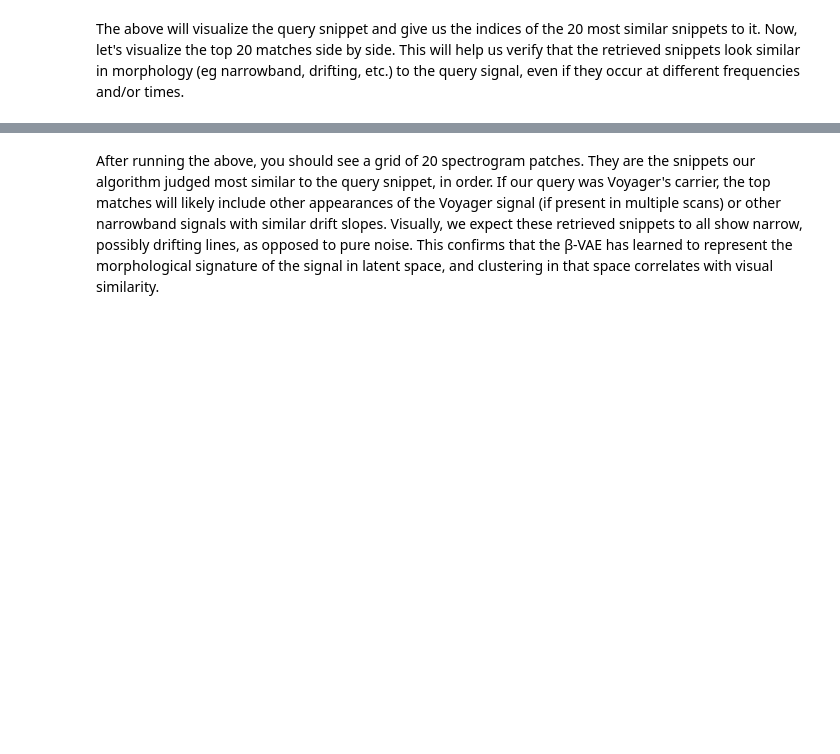
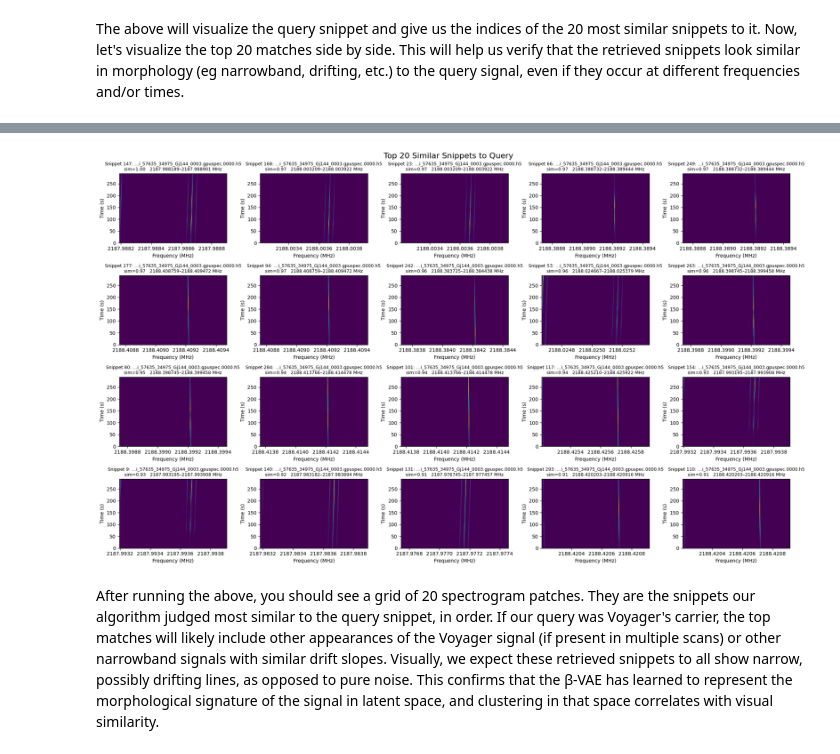
Before and after one commit to elanlavie/VoyagerMLTutorial, a Jupyter notebook: VoyagerMLTutorial_OpenData.ipynb, the cells around one changed output, grey strips where cells are left out. Cells and saved outputs as stored; diff of their text form; code cells hidden in the pictures; blank space fills up the shorter version.

```diff
--- a/VoyagerMLTutorial_OpenData.ipynb
+++ b/VoyagerMLTutorial_OpenData.ipynb
@@ -553,3 +884,95 @@ plt.show()
+# %%
+import numpy as np
+import matplotlib.pyplot as plt
+from blimpy import Waterfall
+from pathlib import Path
+
+# Top-20 by cosine similarity
+top20_idx = np.argsort(cosine_sim)[-20:][::-1]
+
+# ---- Build per-file header info (works regardless of tuple length) ----
+def build_header_info(snippet_locs):
+    files = {loc[0] for loc in snippet_locs}
+    info = {}
+    for fname in files:
+        wf = Waterfall(fname, load_data=False)
+        hdr = wf.header
+        fch1  = float(hdr['fch1'])            # MHz
+        foff  = float(hdr['foff'])            # MHz/bin (may be negative)
+        df    = abs(foff)                     # MHz/bin positive
+        nch   = int(hdr['nchans'])
+        f0_asc = fch1 + (nch - 1) * foff if foff < 0 else fch1  # lowest MHz in ascending order
+        tsamp = float(hdr.get('tsamp', 1.0))  # seconds
+        info[fname] = dict(f0_asc=f0_asc, df=df, nch=nch, tsamp=tsamp)
+    return info
+
+header = build_header_info(snippet_locs)
+
+# ---- Parse a snippet_locs entry into a plotting extent in MHz ----
+def extent_from_loc(loc, snippet_shape):
+    fname = loc[0]
+    n_time, n_cols = snippet_shape
+    tsamp = header[fname]["tsamp"]
+    t1 = n_time * tsamp
+
+    # Case A: (fname, k_lo, k_hi) -> indices in ascending frequency
+    if len(loc) == 3 and all(isinstance(x, (int, np.integer)) for x in loc[1:]):
+        k_lo, k_hi = int(loc[1]), int(loc[2])
+        f0 = header[fname]["f0_asc"] + k_lo * header[fname]["df"]
+        f1 = header[fname]["f0_asc"] + (k_hi - 1) * header[fname]["df"]
+        return [f0, f1, 0.0, t1]
+
+    # Case B: (fname, f_lo_MHz, f_hi_MHz) -> explicit MHz
+    if len(loc) == 3:
+        f0, f1 = float(loc[1]), float(loc[2])
+        return [f0, f1, 0.0, t1]
+
+    # Case C: (fname, k_lo, k_hi, f_lo_MHz, f_hi_MHz) -> prefer the explicit MHz
+    if len(loc) >= 5:
+        f0, f1 = float(loc[3]), float(loc[4])
+        return [f0, f1, 0.0, t1]
+
+    raise ValueError(f"Unsupported snippet_locs entry: {loc}")
+
+# ---- Plot grid ----
+fig, axs = plt.subplots(4, 5, figsize=(20, 12))
+axs = np.atleast_2d(axs)
+
+for i, idx in enumerate(top20_idx):
+    r, c = divmod(i, 5)
+    ax = axs[r, c]
+
+    snippet = snippets[idx]
+    loc = snippet_locs[idx]
+    extent = extent_from_loc(loc, snippet.shape)  # [f0, f1, 0, t1] in MHz
+
+    ax.imshow(snippet, aspect='auto', origin='lower', cmap='viridis', extent=extent)
+
+    fname = loc[0]
+    short = Path(fname).name
+    if len(short) > 40:
+        short = f"…{short[-40:]}"
+
+    # Title shows similarity and MHz (no /1e6 needed)
+    ax.set_title(
+        f"Snippet {idx}: {short}\n"
+        f"sim={cosine_sim[idx]:.2f}   "
+        f"{extent[0]:.6f}–{extent[1]:.6f} MHz",
+        fontsize=9
+    )
+    ax.set_xlabel("Frequency (MHz)")
+    ax.set_ylabel("Time (s)")
+
+# Hide any unused axes (in case <20)
+for j in range(len(top20_idx), 20):
+    r, c = divmod(j, 5)
+    axs[r, c].axis("off")
+
+plt.suptitle("Top 20 Similar Snippets to Query", fontsize=16)
+plt.tight_layout()
+plt.show()
+# %% [output]
+[figure, added]
 # %% [markdown]
 After running the above, you should see a grid of 20 spectrogram patches. They are the snippets our
 algorithm judged most similar to the query snippet, in order. If our query was Voyager's carrier, the top matches will
```
Also changed, not shown: parts of 17 cells of this notebook.
